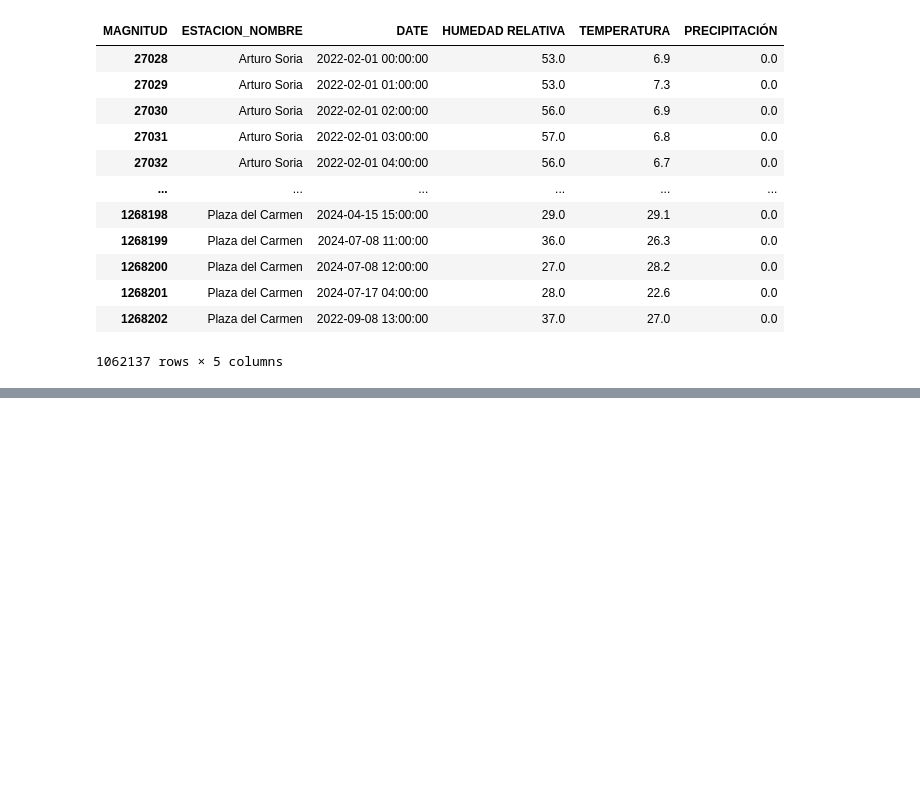
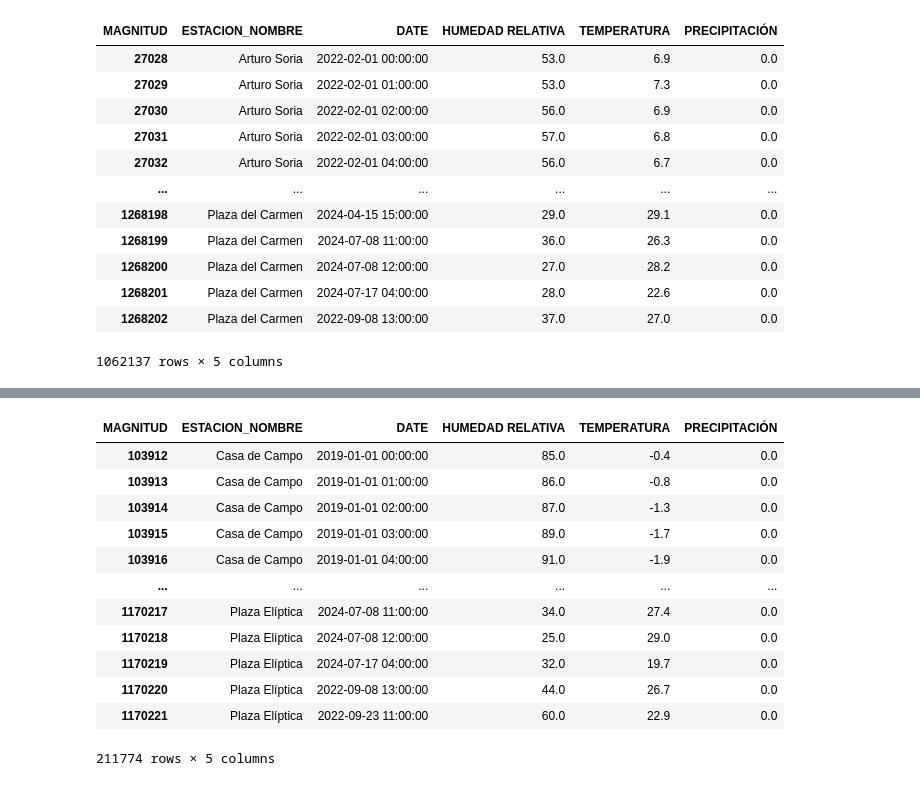
Before and after one commit to PedroNole/weather_forecast, a Jupyter notebook: Data/raw/madrid/clean_data_madrid.ipynb, the cells around one changed output, grey strips where cells are left out. Drawn from its saved outputs; the diff is of its cells as text; code cells hidden in the pictures; blank space fills up the shorter version.

```diff
--- a/Data/raw/madrid/clean_data_madrid.ipynb
+++ b/Data/raw/madrid/clean_data_madrid.ipynb
@@ -140,0 +192,6 @@ df_completo.to_csv('../../transformed/madrid.csv', index=False)
+# %%
+df_prueba['PRECIPITACIÓN'].fillna(0, inplace=True)
+
+df_prueba[['HUMEDAD RELATIVA', 'TEMPERATURA']] = df_prueba[['HUMEDAD RELATIVA', 'TEMPERATURA']].fillna(method='ffill').fillna(method='bfill')
+
+df_prueba.isnull().sum()
@@ -140,0 +212,16 @@ df_completo.to_csv('../../transformed/madrid.csv', index=False)
+# %%
+df_prueba
+# %% [output]
+| MAGNITUD | ESTACION_NOMBRE | DATE | HUMEDAD RELATIVA | TEMPERATURA | PRECIPITACIÓN |
+| 103912 | Casa de Campo | 2019-01-01 00:00:00 | 85.0 | -0.4 | 0.0 |
+| 103913 | Casa de Campo | 2019-01-01 01:00:00 | 86.0 | -0.8 | 0.0 |
+| 103914 | Casa de Campo | 2019-01-01 02:00:00 | 87.0 | -1.3 | 0.0 |
+| 103915 | Casa de Campo | 2019-01-01 03:00:00 | 89.0 | -1.7 | 0.0 |
+| 103916 | Casa de Campo | 2019-01-01 04:00:00 | 91.0 | -1.9 | 0.0 |
+| ... | ... | ... | ... | ... | ... |
+| 1170217 | Plaza Elíptica | 2024-07-08 11:00:00 | 34.0 | 27.4 | 0.0 |
+| 1170218 | Plaza Elíptica | 2024-07-08 12:00:00 | 25.0 | 29.0 | 0.0 |
+| 1170219 | Plaza Elíptica | 2024-07-17 04:00:00 | 32.0 | 19.7 | 0.0 |
+| 1170220 | Plaza Elíptica | 2022-09-08 13:00:00 | 44.0 | 26.7 | 0.0 |
+| 1170221 | Plaza Elíptica | 2022-09-23 11:00:00 | 60.0 | 22.9 | 0.0 |
+211774 rows × 5 columns
```
Also changed, not shown: parts of 7 cells of this notebook.
